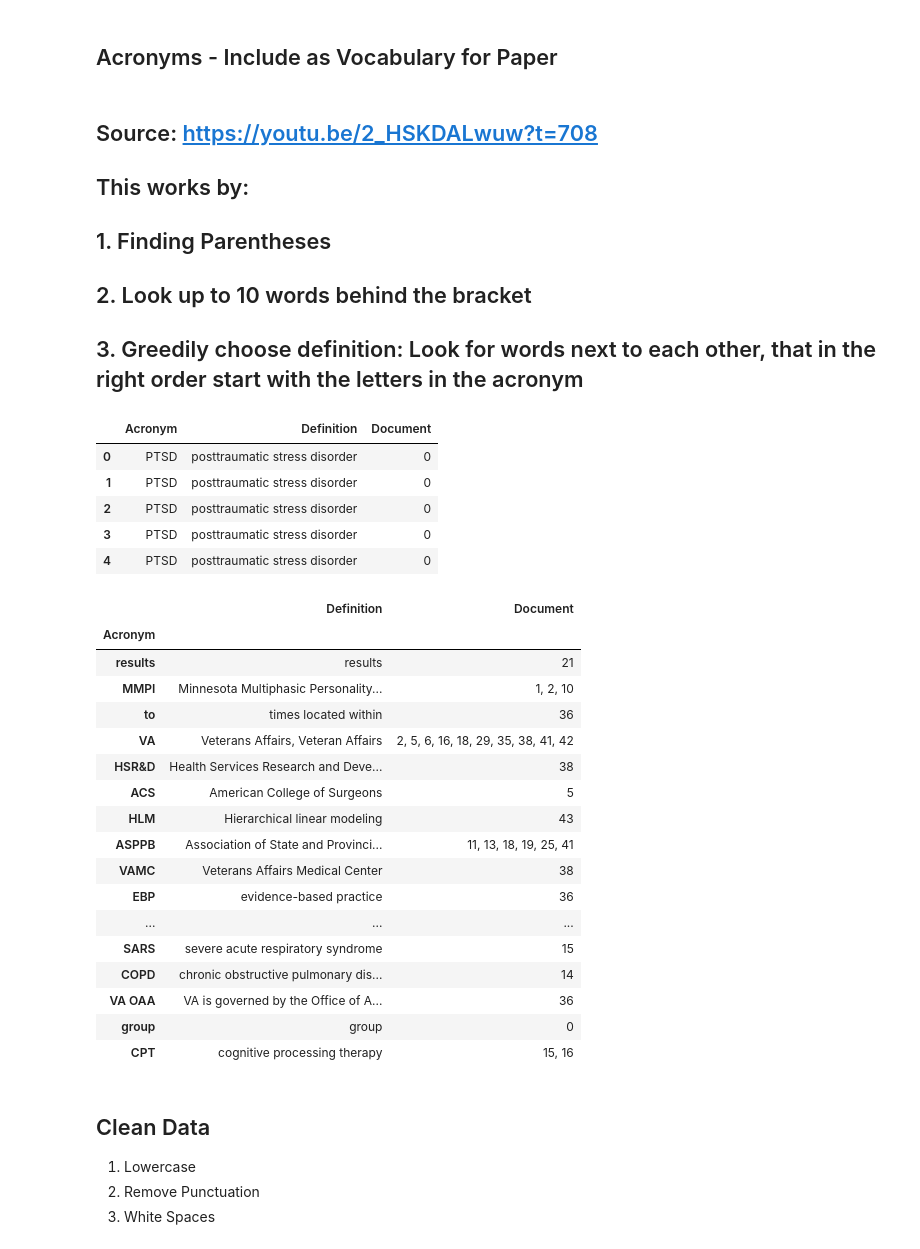
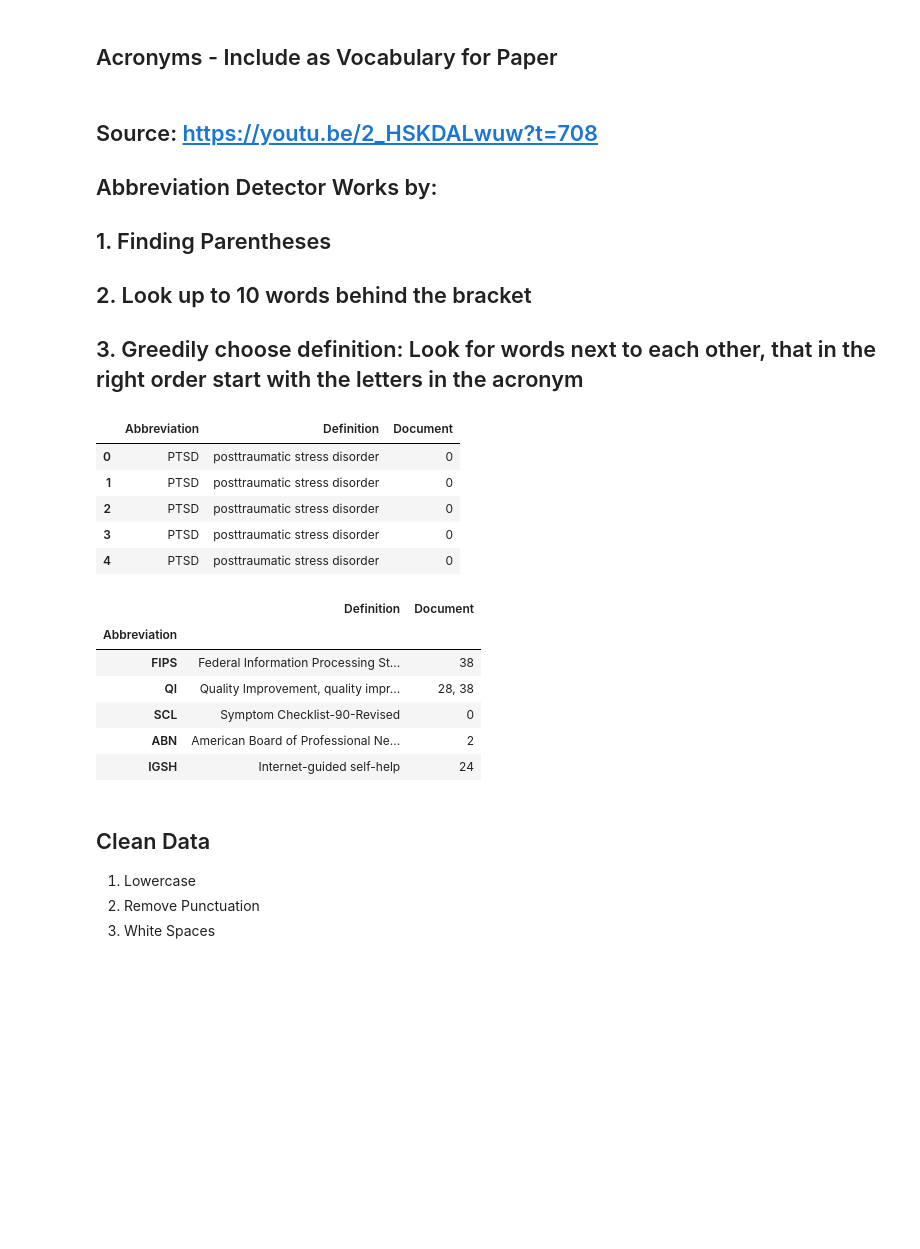
Before and after one commit to VintageGold/Text_Summarization, a Jupyter notebook: EDA.ipynb, the cells around one changed output. Saved outputs shown, nothing was run; the diff lists cells and outputs as text; code cells hidden in the pictures; blank space fills up the shorter version.

```diff
--- a/EDA.ipynb
+++ b/EDA.ipynb
@@ -149,6 +150,6 @@ _ = plt.title('Article Frequency by Journal')
 # %% [markdown]
 ## Source: https://youtu.be/2_HSKDALwuw?t=708
-## This works by:
+## Abbreviation Detector Works by:
 ## 1. Finding Parentheses
 ## 2. Look up to 10 words behind the bracket
 ## 3. Greedily choose definition: Look for words next to each other, that in the right order start with the letters in the acronym
@@ -166,24 +167,24 @@ corpus = df_metadata["Content"]
 
 docs = list(nlp.pipe(corpus))
 # %%
-acronym_list = list()
-acronym_dict = dict()
+abrv_list = list()
+abrv_dict = dict()
 
 for index,doc in enumerate(docs):
 
     for abrv in doc._.abbreviations:
 
-        acronym_dict[str(abrv)] = str(abrv._.long_form)
+        abrv_dict[str(abrv)] = str(abrv._.long_form)
 
-        acronym = dict({"Acronym":str(abrv),"Definition": str(abrv._.long_form),"Document":str(index)})
+        abrv_data = dict({"Abbreviation":str(abrv),"Definition": str(abrv._.long_form),"Document":str(index)})
 
-        acronym_list.append(acronym)
+        abrv_list.append(abrv_data)
         #print(f"{abrv} \t ({abrv.start}, {abrv.end}) {abrv._.long_form} \t Document: {index}")
 # %%
-df_acronym = pd.DataFrame(acronym_list)
-df_acronym.head()
+df_abrv = pd.DataFrame(abrv_list)
+df_abrv.head()
 # %% [output]
-|  | Acronym | Definition | Document |
+|  | Abbreviation | Definition | Document |
 | 0 | PTSD | posttraumatic stress disorder | 0 |
 | 1 | PTSD | posttraumatic stress disorder | 0 |
 | 2 | PTSD | posttraumatic stress disorder | 0 |
@@ -191,27 +192,16 @@ df_acronym.head()
 | 4 | PTSD | posttraumatic stress disorder | 0 |
 # %%
 #Source: https://stackoverflow.com/questions/43514019/collapsing-rows-in-a-pandas-dataframe
-df_acroynm_table = df_acronym.groupby('Acronym').agg(lambda x: ', '.join(x.unique()))
-df_acroynm_table.sample(50)
+df_abrv_table = df_abrv.groupby('Abbreviation').agg(lambda x: ', '.join(x.unique()))
+df_abrv_table.sample(5)
 # %% [output]
 |  | Definition | Document |
-| Acronym |  |  |
-| results | results | 21 |
-| MMPI | Minnesota Multiphasic Personality... | 1, 2, 10 |
-| to | times located within | 36 |
-| VA | Veterans Affairs, Veteran Affairs | 2, 5, 6, 16, 18, 29, 35, 38, 41, 42 |
-| HSR&D | Health Services Research and Deve... | 38 |
-| ACS | American College of Surgeons | 5 |
-| HLM | Hierarchical linear modeling | 43 |
-| ASPPB | Association of State and Provinci... | 11, 13, 18, 19, 25, 41 |
-| VAMC | Veterans Affairs Medical Center | 38 |
-| EBP | evidence-based practice | 36 |
-| ... | ... | ... |
-| SARS | severe acute respiratory syndrome | 15 |
-| COPD | chronic obstructive pulmonary dis... | 14 |
-| VA OAA | VA is governed by the Office of A... | 36 |
-| group | group | 0 |
-| CPT | cognitive processing therapy | 15, 16 |
+| Abbreviation |  |  |
+| FIPS | Federal Information Processing St... | 38 |
+| QI | Quality Improvement, quality impr... | 28, 38 |
+| SCL | Symptom Checklist-90-Revised | 0 |
+| ABN | American Board of Professional Ne... | 2 |
+| IGSH | Internet-guided self-help | 24 |
 # %% [markdown]
 ## Clean Data
 1.   Lowercase
```
Also changed, not shown: parts of 16 cells of this notebook.
